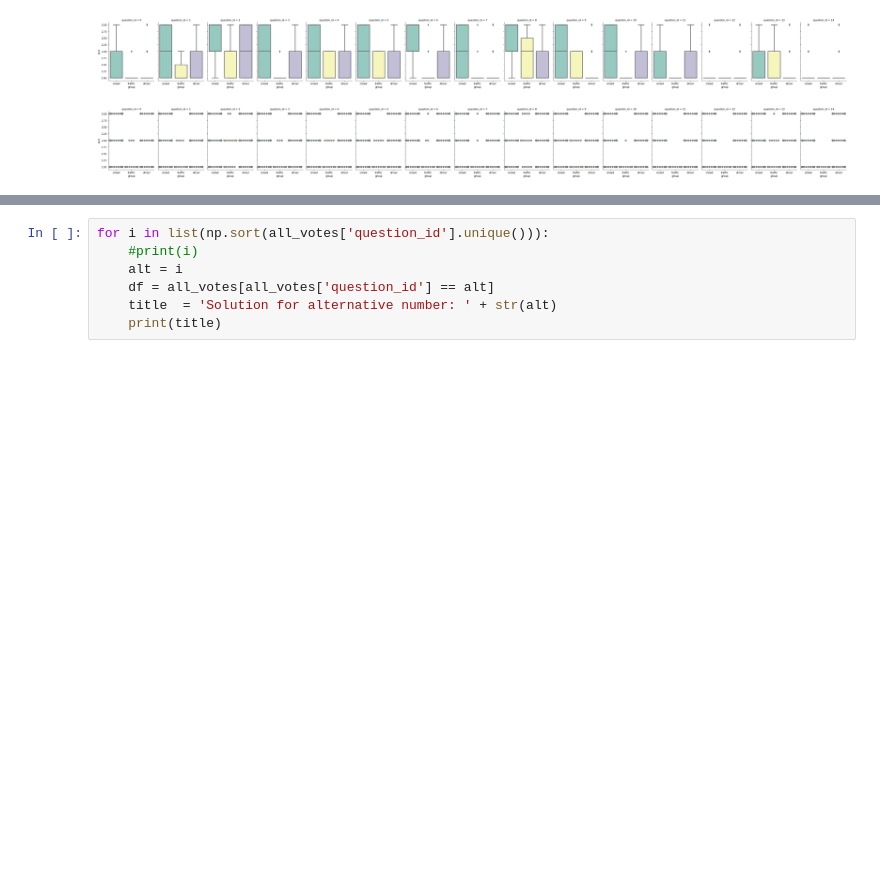
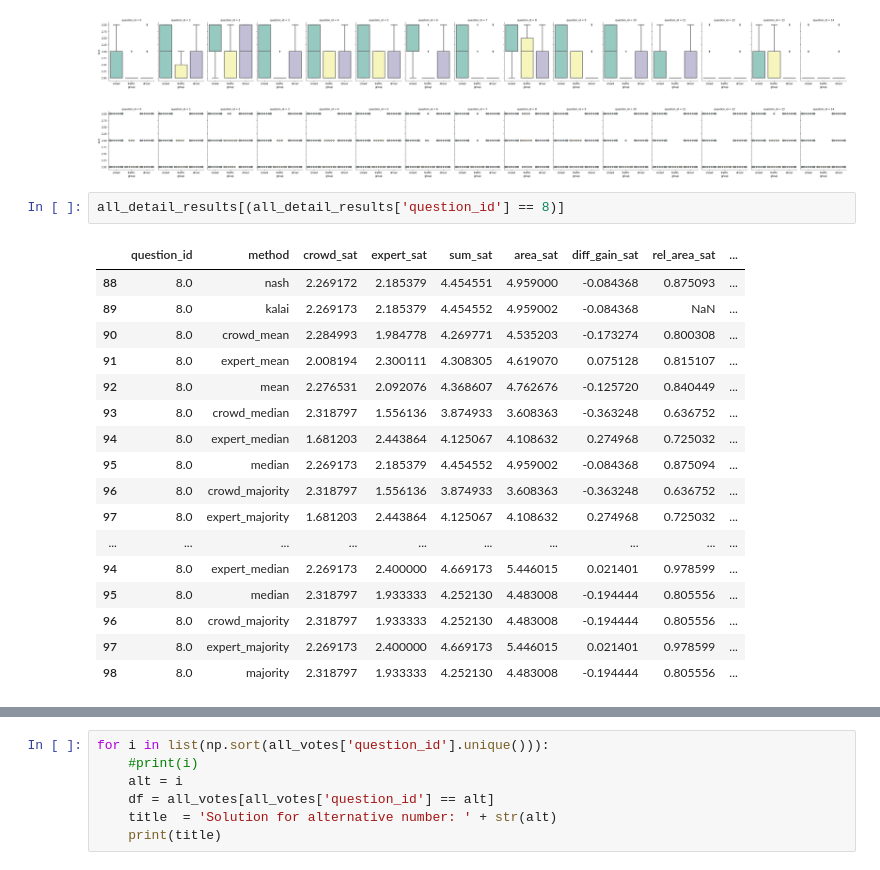
Before and after one commit to ana-kovacevic/Expert_Crowd_Grade_Optimization, a Jupyter notebook: Plot TX results.ipynb, the cells around one changed output, grey strips where cells are left out. Saved outputs shown, nothing was run; the diff lists cells and outputs as text; blank space fills up the shorter version.

```diff
--- a/Plot TX results.ipynb
+++ b/Plot TX results.ipynb
@@ -230,6 +285,26 @@ plt.show()
 # %% [output]
 [figure]
 [figure]
+# %%
+all_detail_results[(all_detail_results['question_id'] == 8)]
+# %% [output]
+|  | question_id | method | crowd_sat | expert_sat | sum_sat | area_sat | diff_gain_sat | rel_area_sat | ... |
+| 88 | 8.0 | nash | 2.269172 | 2.185379 | 4.454551 | 4.959000 | -0.084368 | 0.875093 | ... |
+| 89 | 8.0 | kalai | 2.269173 | 2.185379 | 4.454552 | 4.959002 | -0.084368 | NaN | ... |
+| 90 | 8.0 | crowd_mean | 2.284993 | 1.984778 | 4.269771 | 4.535203 | -0.173274 | 0.800308 | ... |
+| 91 | 8.0 | expert_mean | 2.008194 | 2.300111 | 4.308305 | 4.619070 | 0.075128 | 0.815107 | ... |
+| 92 | 8.0 | mean | 2.276531 | 2.092076 | 4.368607 | 4.762676 | -0.125720 | 0.840449 | ... |
+| 93 | 8.0 | crowd_median | 2.318797 | 1.556136 | 3.874933 | 3.608363 | -0.363248 | 0.636752 | ... |
+| 94 | 8.0 | expert_median | 1.681203 | 2.443864 | 4.125067 | 4.108632 | 0.274968 | 0.725032 | ... |
+| 95 | 8.0 | median | 2.269173 | 2.185379 | 4.454552 | 4.959002 | -0.084368 | 0.875094 | ... |
+| 96 | 8.0 | crowd_majority | 2.318797 | 1.556136 | 3.874933 | 3.608363 | -0.363248 | 0.636752 | ... |
+| 97 | 8.0 | expert_majority | 1.681203 | 2.443864 | 4.125067 | 4.108632 | 0.274968 | 0.725032 | ... |
+| ... | ... | ... | ... | ... | ... | ... | ... | ... | ... |
+| 94 | 8.0 | expert_median | 2.269173 | 2.400000 | 4.669173 | 5.446015 | 0.021401 | 0.978599 | ... |
+| 95 | 8.0 | median | 2.318797 | 1.933333 | 4.252130 | 4.483008 | -0.194444 | 0.805556 | ... |
+| 96 | 8.0 | crowd_majority | 2.318797 | 1.933333 | 4.252130 | 4.483008 | -0.194444 | 0.805556 | ... |
+| 97 | 8.0 | expert_majority | 2.269173 | 2.400000 | 4.669173 | 5.446015 | 0.021401 | 0.978599 | ... |
+| 98 | 8.0 | majority | 2.318797 | 1.933333 | 4.252130 | 4.483008 | -0.194444 | 0.805556 | ... |
 # %%
 def plot_data_and_solution(df, all_detail_results, title, alt):
     fig = px.box(df, x="group", y="rate", points="all", title=title)
```
Also changed, not shown: parts of 26 cells of this notebook, 3 other files.
